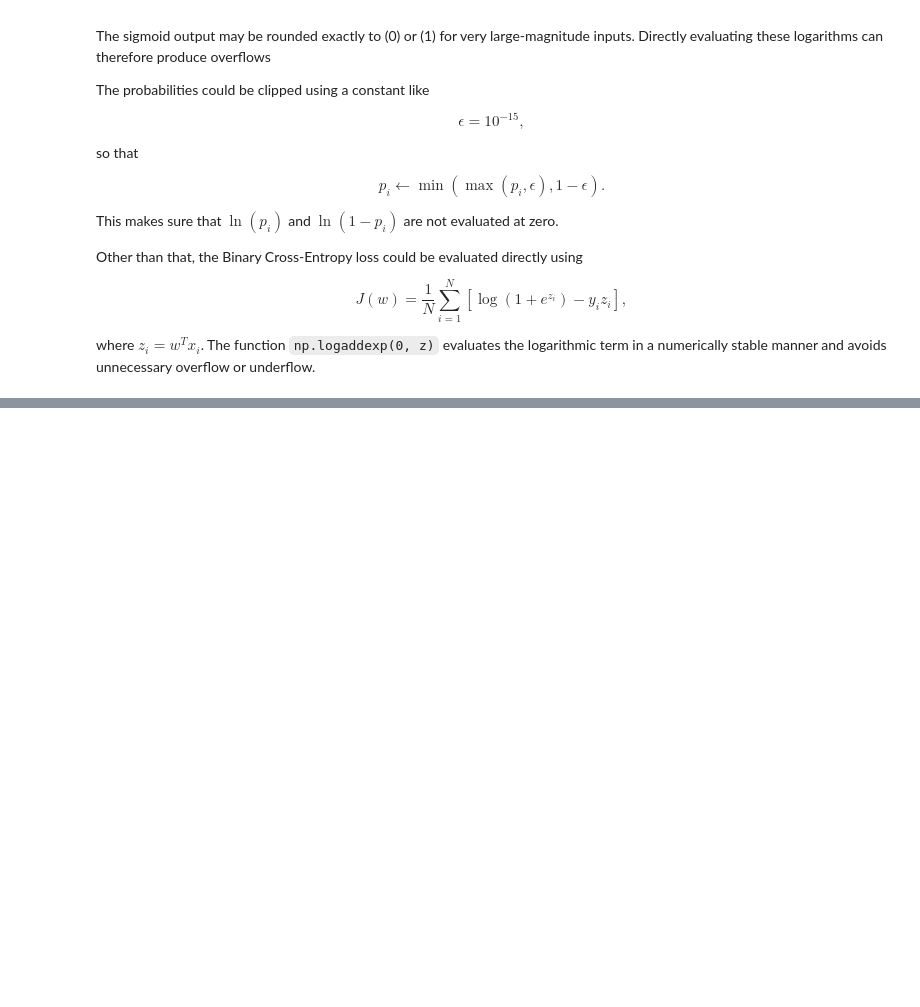
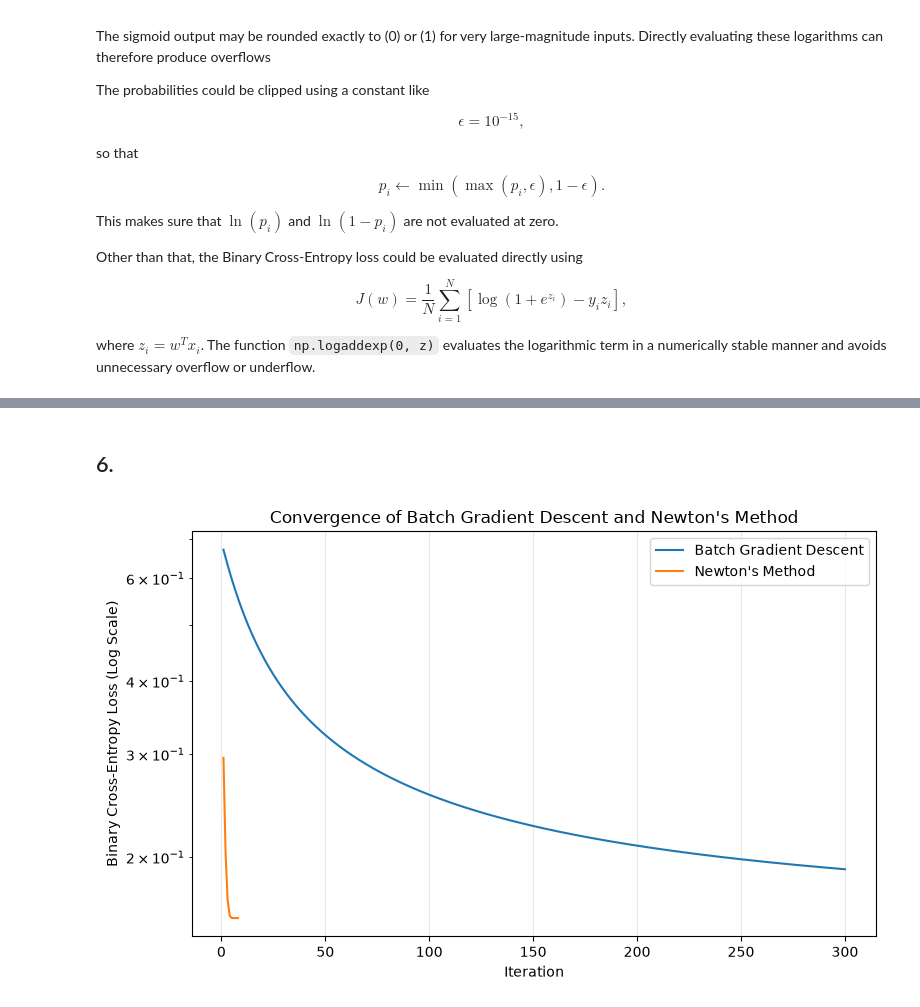
Before and after one commit to Harshana1004/Pattern-Recognition--LInear-Models-for-Regression, a Jupyter notebook: Assignment_02/230219K_EN3150_A02.ipynb, the cells around one changed output, grey strips where cells are left out. Saved outputs shown, nothing was run; the diff lists cells and outputs as text; code cells hidden in the pictures; blank space fills up the shorter version.

```diff
--- a/Assignment_02/230219K_EN3150_A02.ipynb
+++ b/Assignment_02/230219K_EN3150_A02.ipynb
@@ -1097,0 +1316,28 @@ where $z_i=w^Tx_i$. The function `np.logaddexp(0, z)` evaluates the logarithmic
+# %% [markdown]
+## 6.
+# %%
+plt.figure(figsize=(8, 5))
+
+plt.plot(
+    range(1, len(bgd_loss_history) + 1),
+    bgd_loss_history,
+    label="Batch Gradient Descent"
+)
+
+plt.plot(
+    range(1, len(newton_loss_history) + 1),
+    newton_loss_history,
+    label="Newton's Method"
+)
+
+plt.yscale("log")
+
+plt.xlabel("Iteration")
+plt.ylabel("Binary Cross-Entropy Loss (Log Scale)")
+plt.title("Convergence of Batch Gradient Descent and Newton's Method")
+plt.legend()
+plt.grid(alpha=0.3)
+plt.tight_layout()
+plt.show()
+# %% [output]
+[figure, added]
```
Also changed, not shown: parts of 13 cells of this notebook.
